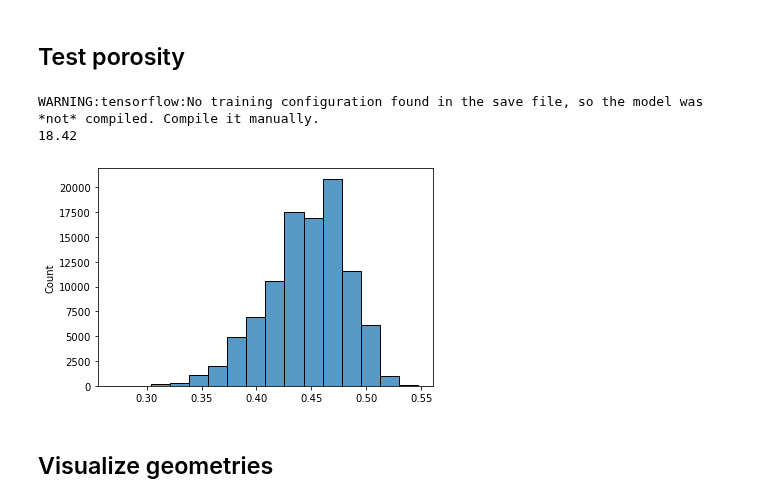
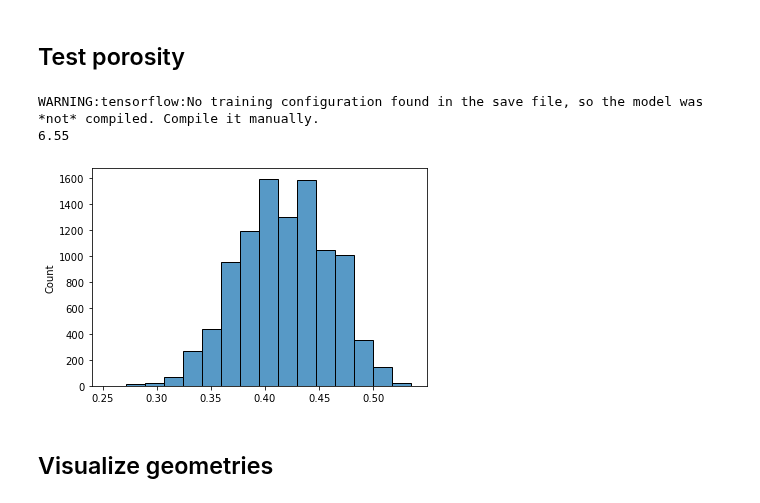
Before and after one commit to lucascbarbosa/INT, a Jupyter notebook: Manufatura Aditiva/Simulacao-GAN/Pipeline/3- Machine_learning/GAN/GAN.ipynb, the cells around one changed output. Cells and saved outputs as stored; diff of their text form; code cells hidden in the pictures.

```diff
--- a/Manufatura Aditiva/Simulacao-GAN/Pipeline/3- Machine_learning/GAN/GAN.ipynb
+++ b/Manufatura Aditiva/Simulacao-GAN/Pipeline/3- Machine_learning/GAN/GAN.ipynb
@@ -250,7 +250,7 @@ def summarize_performance(epoch,porosity,G_model, D_model, data, input_G, n_samp
 batch_size = 64
 num_epochs = 200
 
-alpha = 1
+alpha = 1e-2
 lr = 1e-4
 porosity = 0.5
 
@@ -264,8 +264,6 @@ def train(G_model,D_model,GAN_model,alpha,lr,porosity,batch_size,num_epochs,mode
 
     G_losses = []
     D_losses = []
-
-    min_loss = 99999
 
     for i in range(num_epochs):
         G_losses_epoch = []
@@ -311,8 +309,6 @@ def train(G_model,D_model,GAN_model,alpha,lr,porosity,batch_size,num_epochs,mode
 
             if verbose_acc:
                 print('>Epoch: %i Accuracy real: %.0f%%, fake: %.0f%%' % (i+1,acc_real*100, acc_fake*100))
-            if G_losses[-1]+D_losses[-1] < min_loss:
-                min_loss = G_losses[-1]+D_losses[-1]
 
     G_losses = np.array(G_losses)
     D_losses = np.array(D_losses)
@@ -334,6 +330,6 @@ simmetry = "p4"
 prop = "isotropy"
 
 models_dir = f"E:/Lucas GAN/Dados/5- Models/{dimension}D/{simmetry}/{prop}/"
-train(G,D,GAN,alpha,lr,porosity,batch_size,num_epochs,models_dir,plot=True,verbose_loss=False,verbose_acc=False)
+train(G,D,GAN,alpha,lr,porosity,batch_size,num_epochs,models_dir,plot=True,verbose_loss=False,verbose_acc=True)
 # %% [output]
 WARNING:tensorflow:Compiled the loaded model, but the compiled metrics have yet to be built. `model.compile_metrics` will be empty until you train or evaluate the model.
@@ -362,30 +355,30 @@ WARNING:tensorflow:Compiled the loaded model, but the compiled metrics have yet
 # %% [markdown]
 ## Test porosity
 # %%
-epoch = 200
+epoch = 170
 G_model = load_model(models_dir+f"epoch_{epoch}.h5")
-test_size = 100000
+test_size = 10000
 X_test = generate_input_G(input_G,test_size)
 
 generated_geoms,_ = G_model.predict(X_test)
 
 porosities =  []
 pors = []
 tol = 0.02
 
 for generated_geom in generated_geoms:
     p = generated_geom.ravel().round()
     p = p.sum()/p.shape[0]
     if p <= porosity+tol and p >= porosity-tol:
         pors.append(p)
     porosities.append(p)
 
 sns.histplot(porosities,bins=16);
 print(100*len(pors)/len(porosities))
 # %% [output]
 WARNING:tensorflow:No training configuration found in the save file, so the model was *not* compiled. Compile it manually.
-18.42
+6.55
-[figure, old version]
+[figure, new version]
 # %% [markdown]
 ## Visualize geometries
 # %%
```
Also changed, not shown: parts of 6 cells of this notebook, 21 other files.
